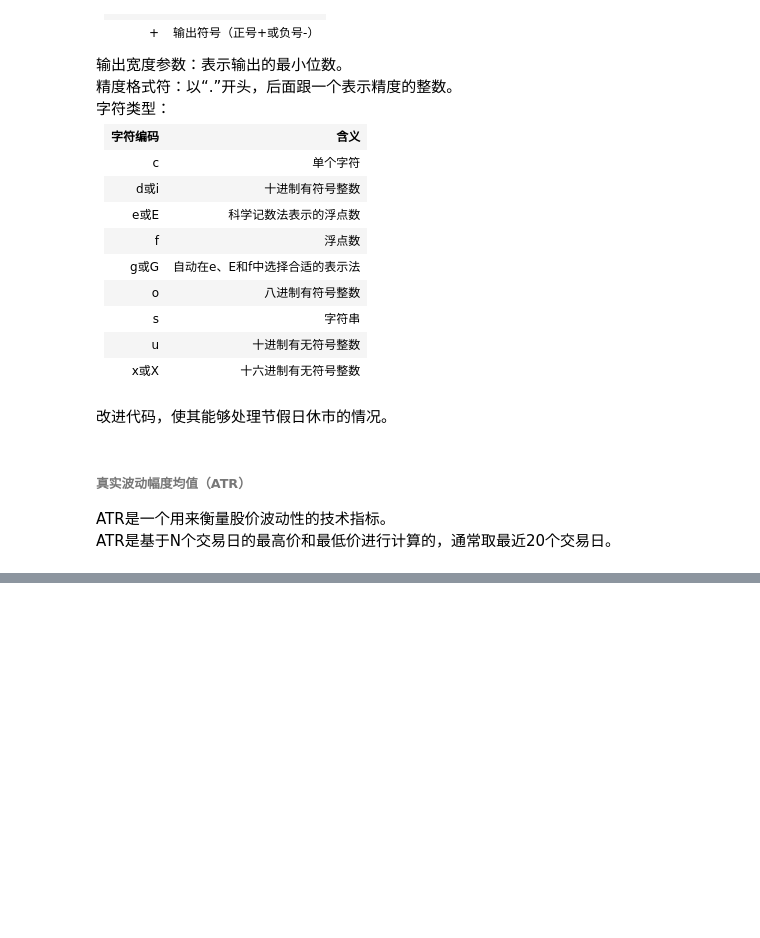
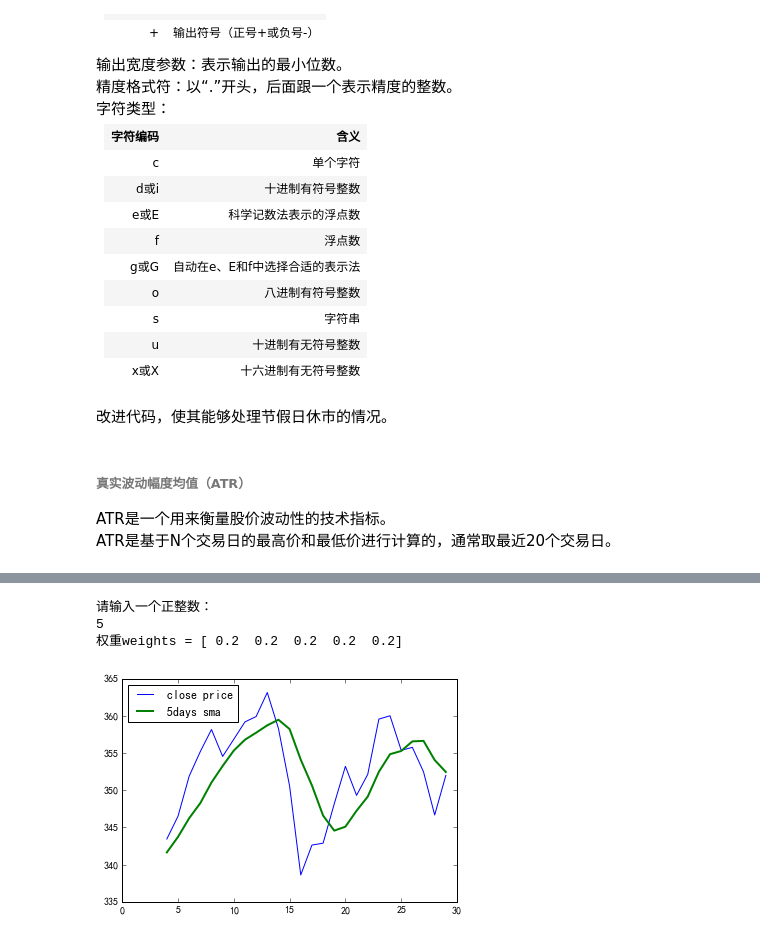
Before and after one commit to jasmine3happy/NumpyBeginner-sGuide, a Jupyter notebook: chap03.常用函数.ipynb, the cells around one changed output, grey strips where cells are left out. Drawn from its saved outputs; the diff is of its cells as text; code cells hidden in the pictures; blank space fills up the shorter version.

```diff
--- a/chap03.常用函数.ipynb
+++ b/chap03.常用函数.ipynb
@@ -3,3 +1,9 @@ import numpy as np
+# %%
+import numpy as np
+import matplotlib.pyplot as plt
+% matplotlib inline
+plt.rcParams['font.sans-serif']=['SimHei'] #用来正常显示中文标签
+plt.rcParams['axes.unicode_minus']=False #用来正常显示负号
 # %% [markdown]
 ###### 读写文件
 创建一个单位矩阵并将其存储到文件中
@@ -319,3 +323,30 @@ np.savetxt("weeksummary.csv",weeksummary, delimiter=",", fmt="%s")
 ###### 真实波动幅度均值（ATR）
 ATR是一个用来衡量股价波动性的技术指标。<br>
 ATR是基于N个交易日的最高价和最低价进行计算的，通常取最近20个交易日。
+# %%
+h, l, c = np.loadtxt('data.csv', delimiter=',', usecols=(4, 5, 6), unpack=True)
+# 获取近N个交易日的最高价和最低价
+N = int(raw_input(u"请输入一个正整数：\n"))
+h = h[-N:]
+l = l[-N:]
+print("最高价h的长度：" + str(len(h)) + " 最低价l的长度：" + str(len(l)))
+print("收盘价c：" + str(c))
+# 获取前一个交易日的收盘价
+previousclose = c[-N -1: -1]
+print("前一个交易日的收盘价previousclose = " + str(previousclose))
+'''对于每一个交易日，计算以下各项：
+h-l 当日股价范围，即当日最高价和最低价之差；
+h-previousclose 当日最高价和前一个交易日收盘价之差；
+previousclose-l 前一个交易日收盘价和当日最低价之差'''
+# 返回一组数组之间挑选每一个元素位置上的最大值
+truerange = np.maximum(h - l, h - previousclose, previousclose - l)
+print("真实波动truerange：" + str(truerange))
+# 创建一个长度为N的数组atr，并初始化数组元素为0
+atr = np.zeros(N)
+# 数组首元素就是truerange数组元素的平均值
+atr[0] = np.mean(truerange)
+# 其他元素的计算公式为((N-1)PATR+TR)/N，PATR表示前一个交易日的ATR值，TR即当日的真实波动幅度
+for i in range(1, N):
+    atr[i] = (N - 1) * atr[i-1] +truerange[i]
+    atr[i] /= N
+print("ATR = " + str(atr))
@@ -321,0 +375,17 @@ ATR是基于N个交易日的最高价和最低价进行计算的，通常取最
+# %%
+# 创建一个长度为N的数组，并初始化元素的值为1，除以N，得到权重
+N = int(raw_input(u"请输入一个正整数：\n"))
+weights = 1.0 * np.ones(N) / N
+print("权重weights = " +str(weights))
+# 使用权重值，调用convolve函数，获取两者做卷积运算时完全重叠的区域
+sma = np.convolve(weights, c)[N-1: -N+1]
+t = np.arange(N-1, len(c))
+plt.plot(t, c[N-1:], lw=1.0, label="close price")  # 每天的收盘价
+plt.plot(t, sma, lw=2.0, label=str(N) + 'days sma')  # N日简单移动平均线
+plt.legend(loc="upper left")
+plt.show()
+# %% [output]
+请输入一个正整数：
+5
+权重weights = [ 0.2  0.2  0.2  0.2  0.2]
+[figure, added]
```
Also changed, not shown: parts of 9 cells of this notebook.
